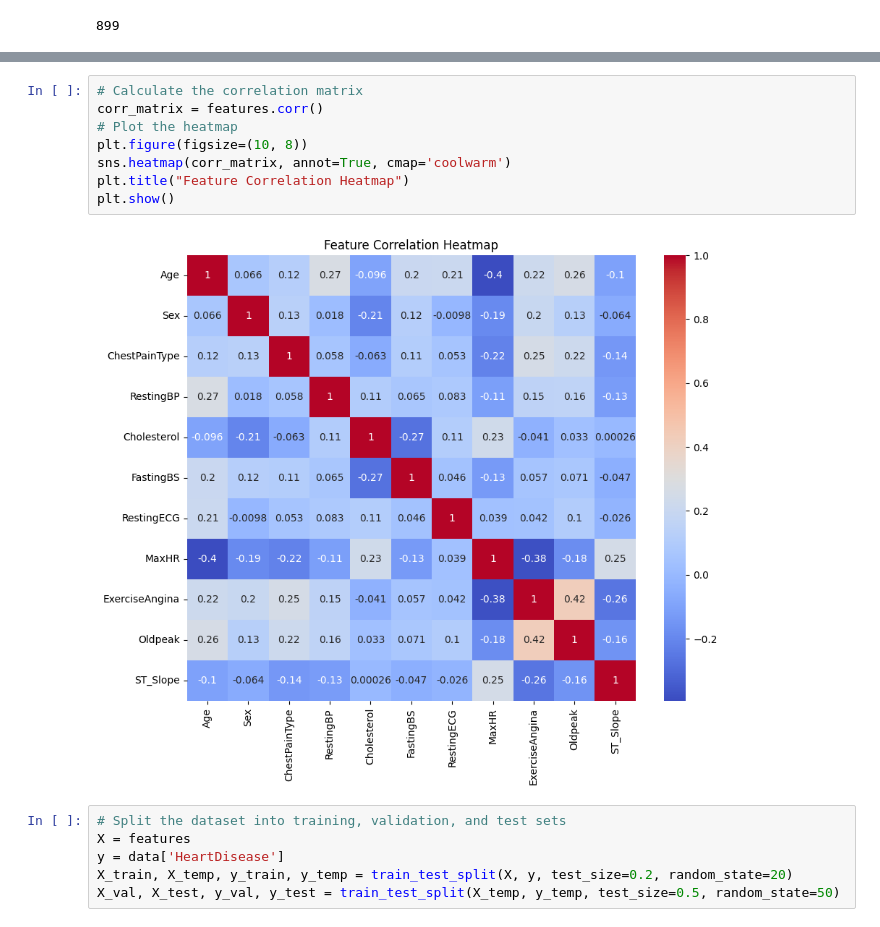
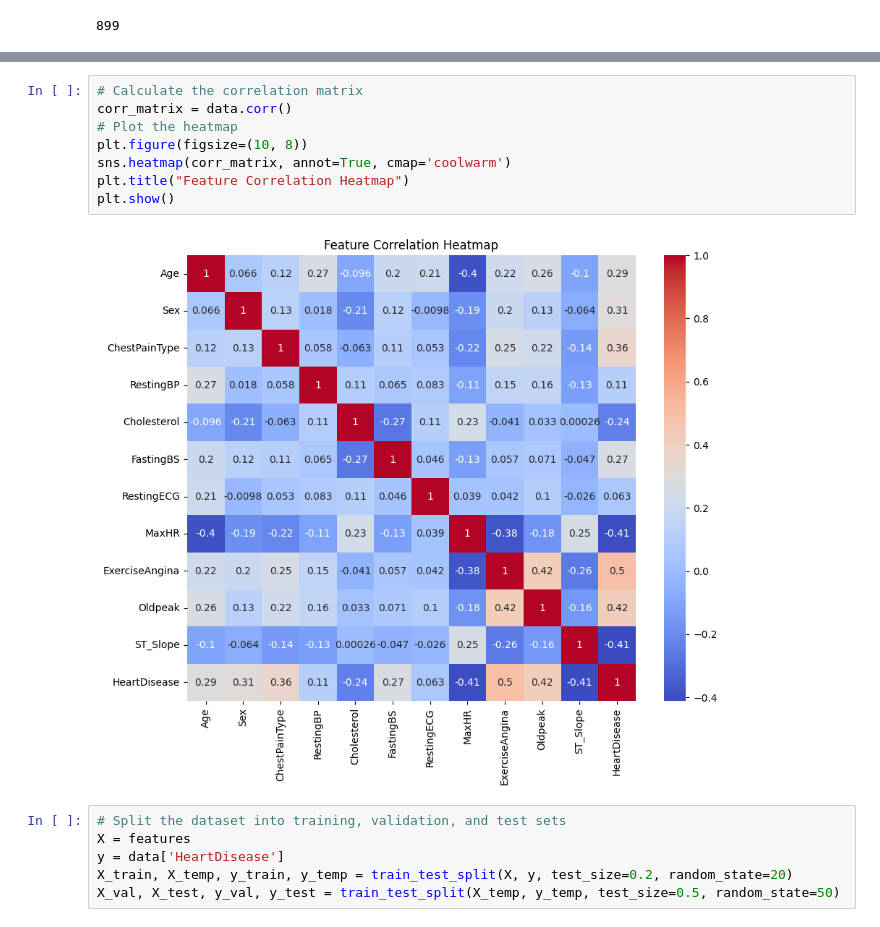
Before and after one commit to mstafahasan/Heart-Failure-Prediction_MLProject, a Jupyter notebook: milestone1_Machine_learning_project.ipynb, the cells around one changed output, grey strips where cells are left out. Drawn from its saved outputs; the diff is of its cells as text.

```diff
--- a/milestone1_Machine_learning_project.ipynb
+++ b/milestone1_Machine_learning_project.ipynb
@@ -233,14 +233,14 @@ plt.show()
 [figure]
 # %%
 # Calculate the correlation matrix
-corr_matrix = features.corr()
+corr_matrix = data.corr()
 # Plot the heatmap
 plt.figure(figsize=(10, 8))
 sns.heatmap(corr_matrix, annot=True, cmap='coolwarm')
 plt.title("Feature Correlation Heatmap")
 plt.show()
 # %% [output]
-[figure, old version]
+[figure, new version]
 # %%
 # Split the dataset into training, validation, and test sets
 X = features
```
Also changed, not shown: parts of 2 cells of this notebook, 1 other file.
